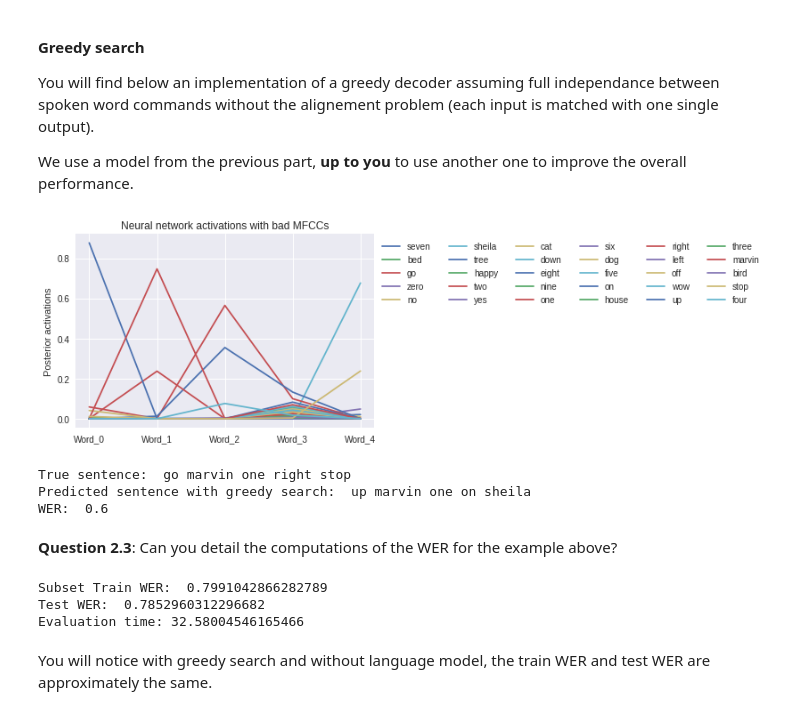
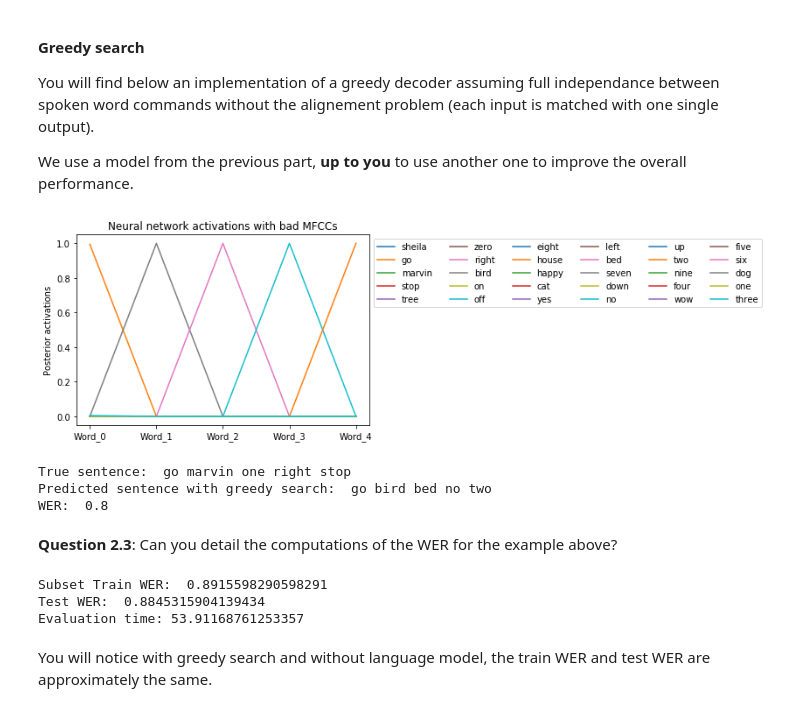
Before and after one commit to ArnaudYoh/SNLP, a Jupyter notebook: final_speech_commands_mva_2020_py3.ipynb, the cells around one changed output. Cells and saved outputs as stored; diff of their text form; code cells hidden in the pictures.

Commit message:
Starting Part 2

```diff
--- a/final_speech_commands_mva_2020_py3.ipynb
+++ b/final_speech_commands_mva_2020_py3.ipynb
@@ -96,7 +88,7 @@ directories_speech_commands = [x for x in directories_speech_commands if os.path
 directories_speech_commands = [x for x in directories_speech_commands if x != '_background_noise_']
 directories_speech_commands
 label_set = directories_speech_commands
-nb_ex_per_class = 300 # To have balance classes for the NN/Logistic Regression
+nb_ex_per_class = 500 # To have balance classes for the NN/Logistic Regression
 # Valid set
 valid_list = txt2list('./speech_commands/validation_list.txt')
 # Test set
@@ -127,7 +119,7 @@ for root, dirs, files in os.walk("speech_commands"):
             label = label_set.index(command)
         full_name = os.path.join(root, filename)
         partial_path = '/'.join([command, filename])
-        if partial_path in valid_list and len(valid_labels) < 1000:
+        if partial_path in valid_list and valid_labels.count(label) < nb_ex_per_class//10:
             fs, waveform = wav.read(full_name)
             valid_wavs.append(waveform)
             valid_labels.append(label)
@@ -577,0 +460,10 @@ zero
+# %%
+my_neural_net = MLPClassifier(hidden_layer_sizes=(200,), validation_fraction = 0.1, early_stopping = False,
+                                   verbose = False, random_state = 777, learning_rate='constant',
+                                   learning_rate_init=0.001)
+
+start = time.time()
+my_neural_net.fit(train_feats, train_labels)
+end = time.time()
+
+print("Training time: " + str(end-start))
@@ -637,13 +555,13 @@ To evaluate the performance of all your decoding strategies, we will use the **W
 
 **Question 2.2**: Is it possible that WER<0? and WER>100?
 # %%
-!wget https://raw.githubusercontent.com/Rachine/Rachine.github.io/master/data/train_sequence_list.txt
-!wget https://raw.githubusercontent.com/Rachine/Rachine.github.io/master/data/test_sequence_list.txt
+#!wget https://raw.githubusercontent.com/Rachine/Rachine.github.io/master/data/train_sequence_list.txt
+#!wget https://raw.githubusercontent.com/Rachine/Rachine.github.io/master/data/test_sequence_list.txt
 
 
-path_to_wavs = '/content/speech_commands/'
-train_sequence_list = [ast.literal_eval(ex) for ex in txt2list('/content/train_sequence_list.txt') ]
-test_sequence_list = [ast.literal_eval(ex) for ex in txt2list('/content/test_sequence_list.txt') ]
+path_to_wavs = './speech_commands/'
+train_sequence_list = [ast.literal_eval(ex) for ex in txt2list('./train_sequence_list.txt') ]
+test_sequence_list = [ast.literal_eval(ex) for ex in txt2list('./test_sequence_list.txt') ]
 
 def generate_wav_from_list_sequence(generated_list_sequence):
     wavs = np.array([])
@@ -701,37 +602,35 @@ We use a model from the previous part, **up to you** to use another one to impro
 # %%
 example_sequence = train_sequence_list[10]
 
-posteriors_neural_mfcc = np.array(generate_posteriors_from_list_sequence(example_sequence, neural_net.predict_proba, mfcc))
-
+posteriors_neural_mfcc = np.array(generate_posteriors_from_list_sequence(example_sequence, my_neural_net.predict_proba, mfcc))
 
 list_plots = plt.plot(['Word_'+str(el) for el in range(posteriors_neural_mfcc.shape[0])],posteriors_neural_mfcc)
 plt.legend(list_plots, label_set, loc="upper left", bbox_to_anchor=(1,1), ncol=6)
 plt.ylabel('Posterior activations')
 plt.title('Neural network activations with bad MFCCs')
 plt.show()
 
 
 def greedy_decoder(data):
-  predicted_sequence = [np.argmax(s) for s in data]
-  predicted_sequence = [label_set[el] for el in predicted_sequence]
-  return predicted_sequence
+    predicted_sequence = [np.argmax(s) for s in data]
+    predicted_sequence = [label_set[el] for el in predicted_sequence]
+    return predicted_sequence
 
 def sequence_format_to_text(sentence):
-  return [el[0] for el in sentence[1:]]
+    return [el[0] for el in sentence[1:]]
 
 predicted_sequence = greedy_decoder(posteriors_neural_mfcc)
 print('True sentence: ', ' '.join(sequence_format_to_text(example_sequence)))
 print('Predicted sentence with greedy search: ', ' '.join(predicted_sequence))
 print('WER: ',jiwer.wer(' '.join(sequence_format_to_text(example_sequence)),' '.join(predicted_sequence)))
 # %% [output]
-[figure, old version]
+[figure, new version]
 True sentence:  go marvin one right stop
-Predicted sentence with greedy search:  up marvin one on sheila
-WER:  0.6
+Predicted sentence with greedy search:  go bird bed no two
+WER:  0.8
 # %% [markdown]
 **Question 2.3**: Can you detail the computations of the WER for the example above?
 # %%
-
 # Evaluation of WER for the Greedt Search decoding
 
 train_hypothesis = []
@@ -740,19 +639,19 @@ train_reference = []
 # EVALUATION on the full train set takes too much time, so you should evaluate on a subset
 
 for sentence in  np.random.choice(train_sequence_list, 300, replace=False):
-  posteriors_neural_mfcc = np.array(generate_posteriors_from_list_sequence(sentence, neural_net.predict_proba, mfcc))
-  predicted_sequence = greedy_decoder(posteriors_neural_mfcc)
-  train_hypothesis.append(' '.join(predicted_sequence))
-  train_reference.append(' '.join(sequence_format_to_text(sentence)))
+    posteriors_neural_mfcc = np.array(generate_posteriors_from_list_sequence(sentence, my_neural_net.predict_proba, mfcc))
+    predicted_sequence = greedy_decoder(posteriors_neural_mfcc)
+    train_hypothesis.append(' '.join(predicted_sequence))
+    train_reference.append(' '.join(sequence_format_to_text(sentence)))
 
 
 test_hypothesis = []
 test_reference = []
 for idx, sentence in enumerate(test_sequence_list):
-  posteriors_neural_mfcc = np.array(generate_posteriors_from_list_sequence(sentence, neural_net.predict_proba, mfcc))
-  predicted_sequence = greedy_decoder(posteriors_neural_mfcc)
-  test_hypothesis.append(' '.join(predicted_sequence))
-  test_reference.append(' '.join(sequence_format_to_text(sentence)))
+    posteriors_neural_mfcc = np.array(generate_posteriors_from_list_sequence(sentence, my_neural_net.predict_proba, mfcc))
+    predicted_sequence = greedy_decoder(posteriors_neural_mfcc)
+    test_hypothesis.append(' '.join(predicted_sequence))
+    test_reference.append(' '.join(sequence_format_to_text(sentence)))
 
 
 start = time.time()
@@ -763,9 +662,9 @@ end = time.time()
 
 print("Evaluation time: " + str(end-start))
 # %% [output]
-Subset Train WER:  0.7991042866282789
-Test WER:  0.7852960312296682
-Evaluation time: 32.58004546165466
+Subset Train WER:  0.8915598290598291
+Test WER:  0.8845315904139434
+Evaluation time: 53.91168761253357
 # %% [markdown]
 You will notice with greedy search and without language model, the train WER and test WER are approximately the same.
 # %% [markdown]
```
Also changed, not shown: parts of 33 cells of this notebook.
